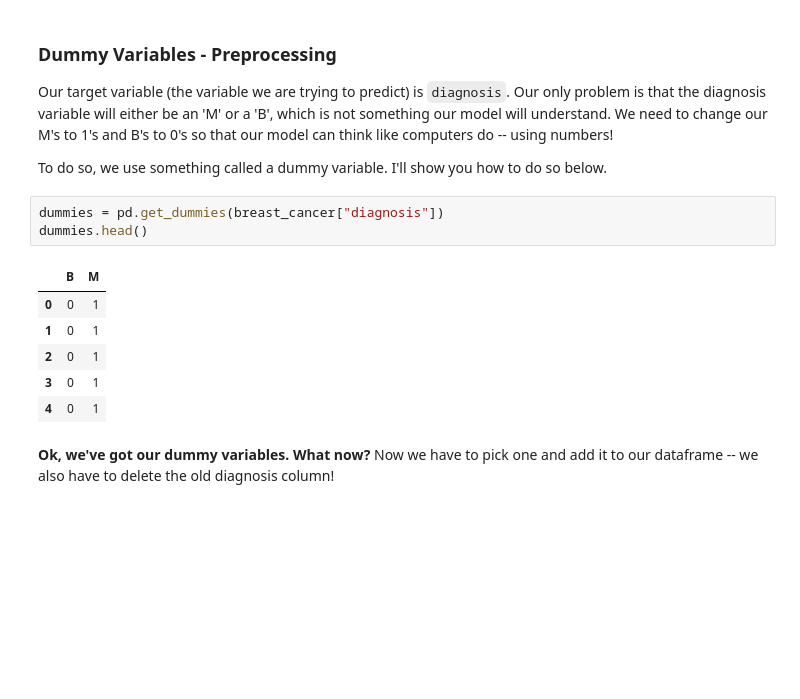
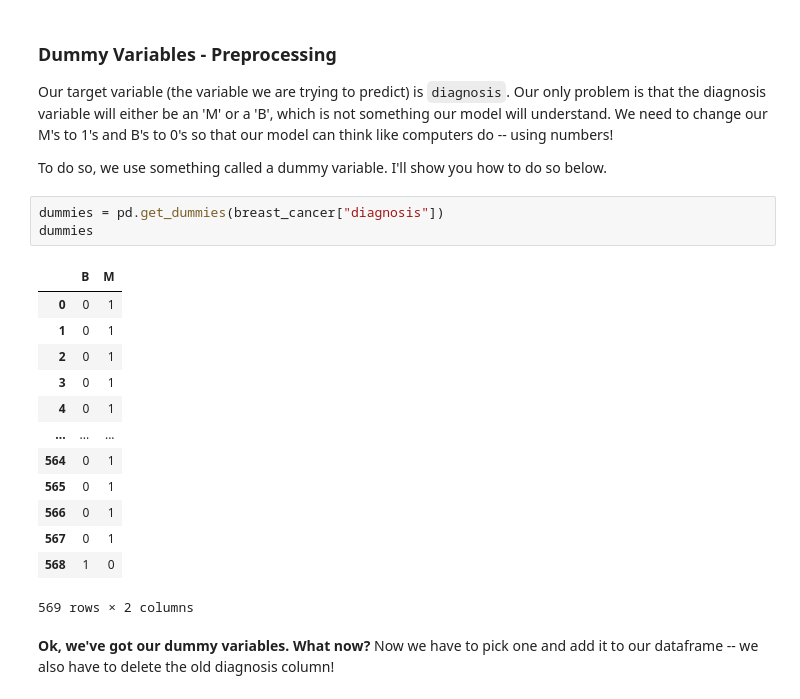
Before and after one commit to palebluedot13/SC22-BatchB-molten-cores, a Jupyter notebook: Miroshnikov Ilia/Cancer_detection.ipynb, the cells around one changed output. Drawn from its saved outputs; the diff is of its cells as text; blank space fills up the shorter version.

```diff
--- a/Miroshnikov Ilia/Cancer_detection.ipynb
+++ b/Miroshnikov Ilia/Cancer_detection.ipynb
@@ -172,14 +173,21 @@ Our target variable (the variable we are trying to predict) is `diagnosis`. Our
 To do so, we use something called a dummy variable. I'll show you how to do so below.
 # %%
 dummies = pd.get_dummies(breast_cancer["diagnosis"])
-dummies.head()
+dummies
 # %% [output]
 |  | B | M |
 | 0 | 0 | 1 |
 | 1 | 0 | 1 |
 | 2 | 0 | 1 |
 | 3 | 0 | 1 |
 | 4 | 0 | 1 |
+| ... | ... | ... |
+| 564 | 0 | 1 |
+| 565 | 0 | 1 |
+| 566 | 0 | 1 |
+| 567 | 0 | 1 |
+| 568 | 1 | 0 |
+569 rows × 2 columns
 # %% [markdown]
 **Ok, we've got our dummy variables. What now?** Now we have to pick one and add it to our dataframe -- we also have to delete the old diagnosis column!
 # %%
```
Also changed, not shown: parts of 22 cells of this notebook, 33 other files.
